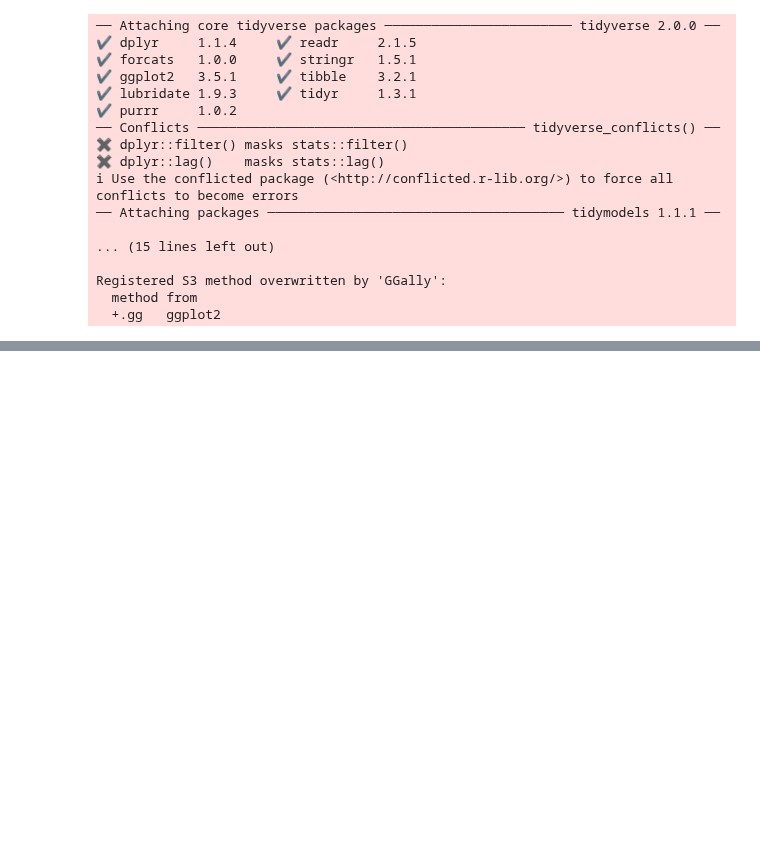
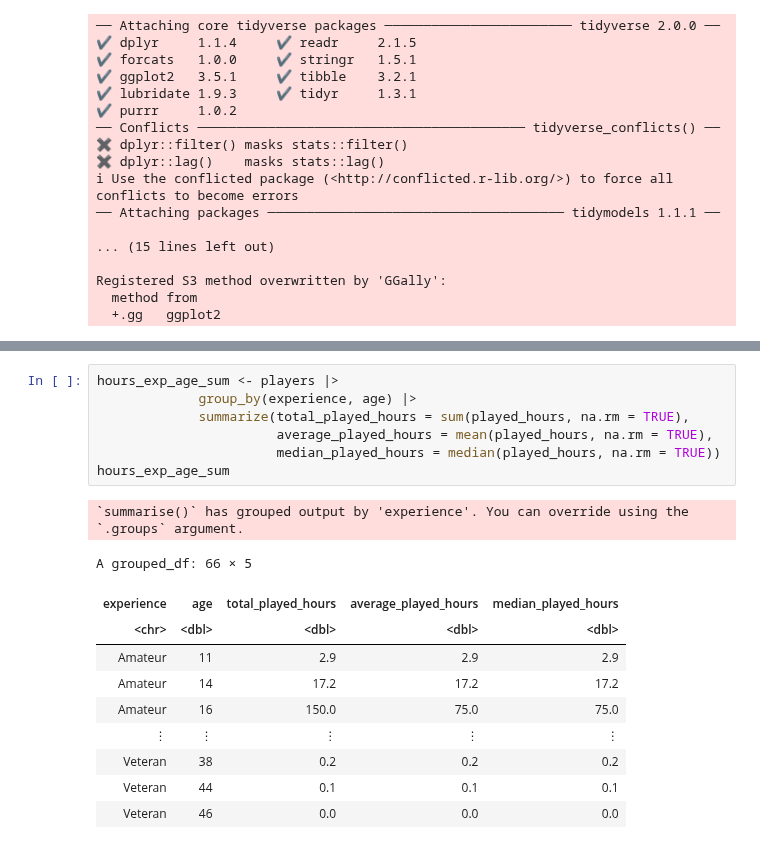
Before and after one commit to Chalkkk/dsci-final-group-project, a Jupyter notebook: final_project.ipynb, the cells around one changed output, grey strips where cells are left out. Saved outputs shown, nothing was run; the diff lists cells and outputs as text; blank space fills up the shorter version.

```diff
--- a/final_project.ipynb
+++ b/final_project.ipynb
@@ -30,0 +181,20 @@ print(1)
+# %%
+hours_exp_age_sum <- players |>
+             group_by(experience, age) |>
+             summarize(total_played_hours = sum(played_hours, na.rm = TRUE),
+                       average_played_hours = mean(played_hours, na.rm = TRUE),
+                       median_played_hours = median(played_hours, na.rm = TRUE))
+hours_exp_age_sum
+# %% [output]
+`summarise()` has grouped output by 'experience'. You can override using the
+`.groups` argument.
+A grouped_df: 66 × 5
+| experience | age | total_played_hours | average_played_hours | median_played_hours |
+| <chr> | <dbl> | <dbl> | <dbl> | <dbl> |
+| Amateur | 11 | 2.9 | 2.9 | 2.9 |
+| Amateur | 14 | 17.2 | 17.2 | 17.2 |
+| Amateur | 16 | 150.0 | 75.0 | 75.0 |
+| ⋮ | ⋮ | ⋮ | ⋮ | ⋮ |
+| Veteran | 38 | 0.2 | 0.2 | 0.2 |
+| Veteran | 44 | 0.1 | 0.1 | 0.1 |
+| Veteran | 46 | 0.0 | 0.0 | 0.0 |
```
Also changed, not shown: parts of 10 cells of this notebook.
